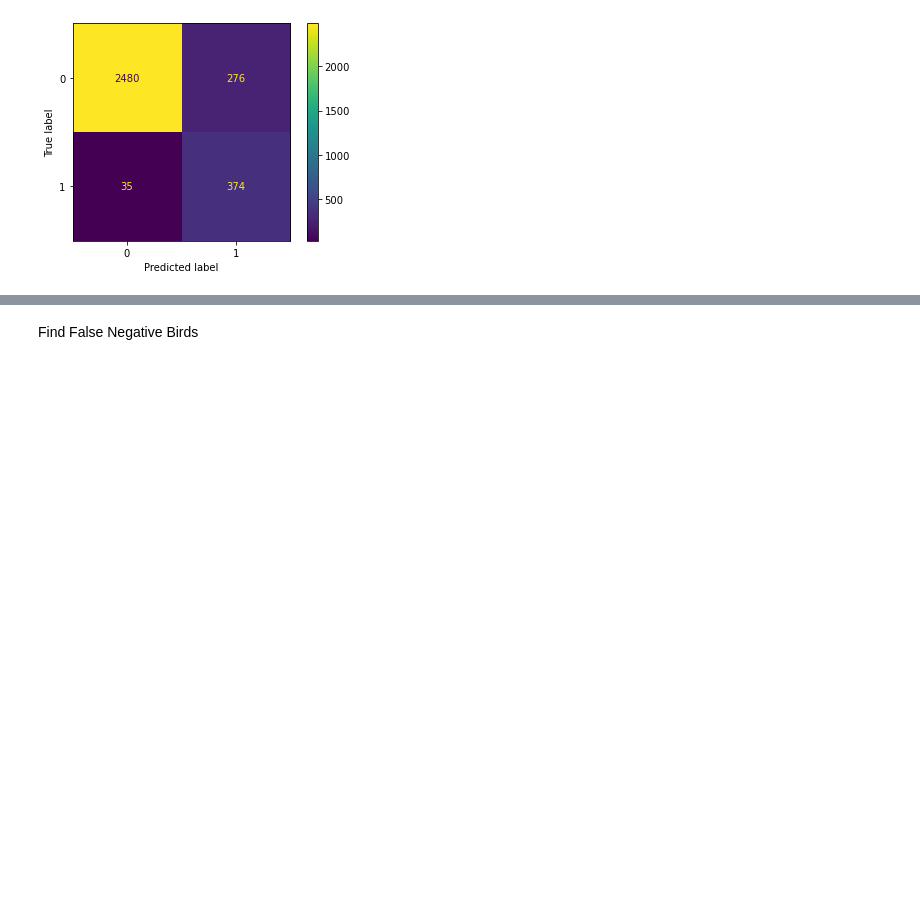
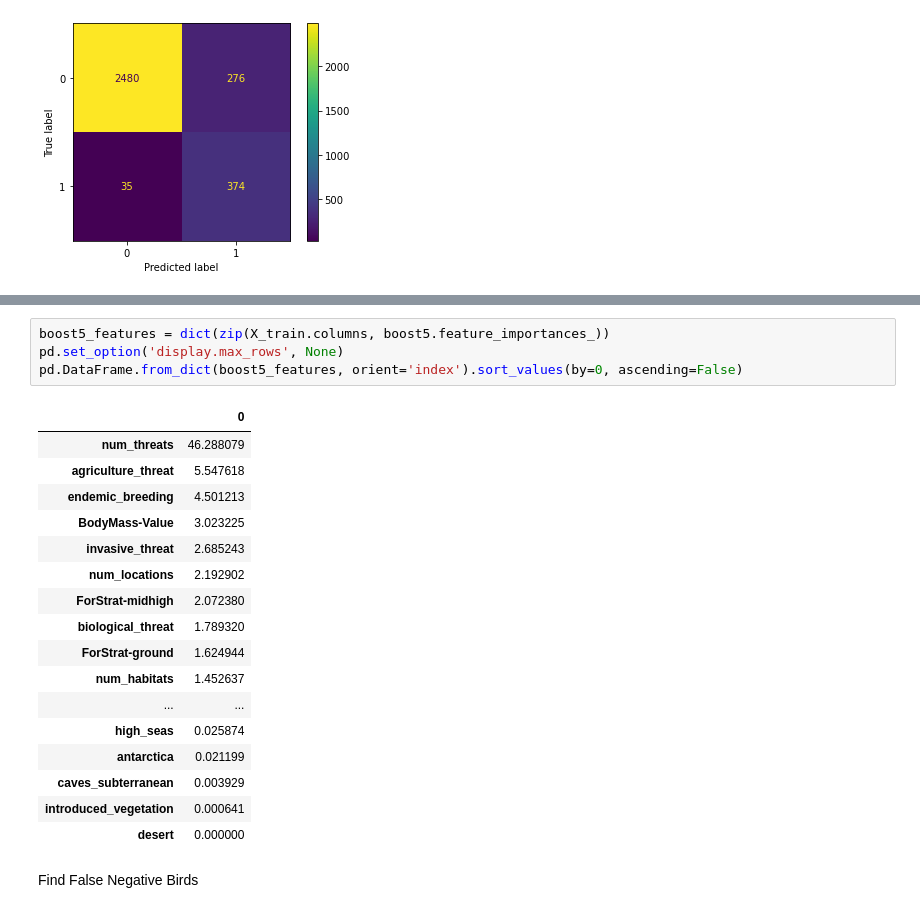
Before and after one commit to CGPinDC/Bird-Classification-Project, a Jupyter notebook: notebooks/crystal/Decision_Tree_Models.ipynb, the cells around one changed output, grey strips where cells are left out. Drawn from its saved outputs; the diff is of its cells as text; blank space fills up the shorter version.

```diff
--- a/notebooks/crystal/Decision_Tree_Models.ipynb
+++ b/notebooks/crystal/Decision_Tree_Models.ipynb
@@ -1920,3 +1917,25 @@ F1 Score: 0.7097
+# %%
+boost5_features = dict(zip(X_train.columns, boost5.feature_importances_))
+pd.set_option('display.max_rows', None)
+pd.DataFrame.from_dict(boost5_features, orient='index').sort_values(by=0, ascending=False)
+# %% [output]
+|  | 0 |
+| num_threats | 46.288079 |
+| agriculture_threat | 5.547618 |
+| endemic_breeding | 4.501213 |
+| BodyMass-Value | 3.023225 |
+| invasive_threat | 2.685243 |
+| num_locations | 2.192902 |
+| ForStrat-midhigh | 2.072380 |
+| biological_threat | 1.789320 |
+| ForStrat-ground | 1.624944 |
+| num_habitats | 1.452637 |
+| ... | ... |
+| high_seas | 0.025874 |
+| antarctica | 0.021199 |
+| caves_subterranean | 0.003929 |
+| introduced_vegetation | 0.000641 |
+| desert | 0.000000 |
 # %% [markdown]
 Find False Negative Birds
 # %%
```
Also changed, not shown: parts of 8 cells of this notebook.
